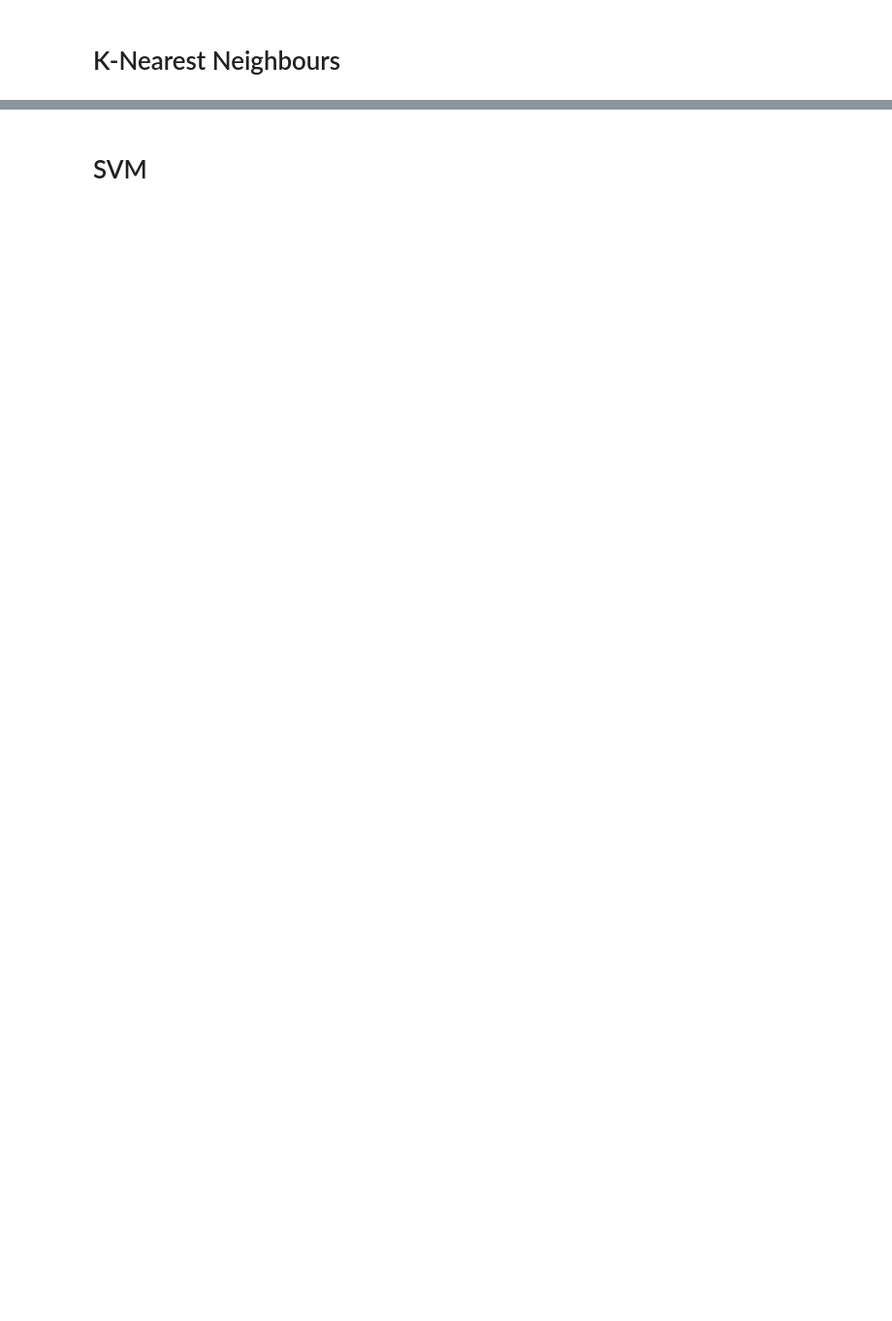
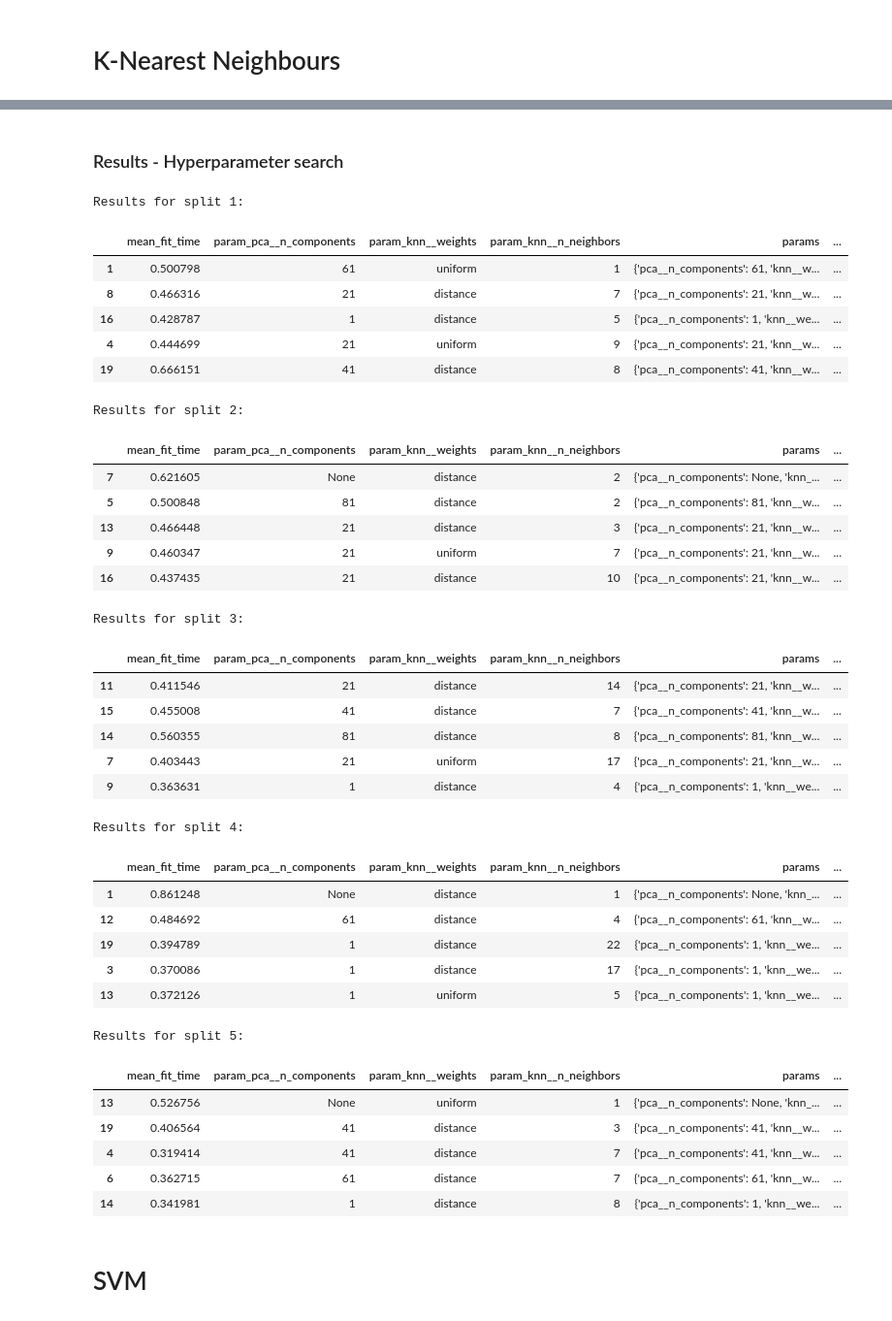
Before and after one commit to pienvangastel/tm10007_ml_group3, a Jupyter notebook: assignment_ordered.ipynb, the cells around one changed output, grey strips where cells are left out. Shown at 97% size. Saved outputs shown, nothing was run; the diff lists cells and outputs as text; code cells hidden in the pictures; blank space fills up the shorter version.

```diff
--- a/assignment_ordered.ipynb
+++ b/assignment_ordered.ipynb
@@ -340,16 +347,16 @@ for i, (train_index, test_index) in enumerate(rs.split(X, y)):
     # Pipeline
     pipe = Pipeline(steps=[('select', selector), ("nbayes", naive_bayes)])
 
-    # GridSearch
-
     # Random grid:
+    pca_components = [None] + list(np.arange(1, 101, 20))
     var_smoothing = np.logspace(0,-9, num=100)
     k_select = np.arange(2, 150)
 
     random_grid = {'nbayes__var_smoothing': var_smoothing,
+    #'pca__n_components': pca_components}
     'select__k': k_select}
 
-    search = RandomizedSearchCV(pipe, random_grid, cv=3, scoring = 'f1', verbose=2, n_iter= 20)
+    search = RandomizedSearchCV(pipe, random_grid, cv=3, scoring = 'f1', verbose=2, n_iter= 20, random_state=42)
     search.fit(X_train, y_train)
     best_clf = search.best_estimator_
     fitted_clf_list_nb.append(search)
@@ -392,11 +651,10 @@ for i, clf in enumerate(fitted_clf_list_nb):
 # Aantal splits
 N_SPLITS = 5
 
-# Kijken of stratified shuffle een betere stabiliteit geeft
-rs = StratifiedShuffleSplit(n_splits=N_SPLITS, test_size=.3) ## moeten voordat we hem inleveren nog random state toevoegen!
+rs = StratifiedShuffleSplit(n_splits=N_SPLITS, test_size=.3, random_state=42)
 
-scores = {'f1': [], 'accuracy': []}    ## Wat is een andere score die wat meer zegt dan accuracy? Of alleen F1?
-fitted_clf_list = []
+scores_knn = {'f1': [], 'accuracy': [], 'AUC': []}
+fitted_clf_list_knn = []
 
 fig, axs = plt.subplots(N_SPLITS, figsize=(10, 10))
 
@@ -415,29 +673,30 @@ for i, (train_index, test_index) in enumerate(rs.split(X, y)):
     selector = SelectKBest()
 
     # Pipeline
-    # Extra stap in de pipeline is nu de selector, PCA is uit de pipeline
     pipe = Pipeline(steps=[('select', selector), ("knn", knn)])
 
-    # GridSearch
-
     # Random grid:
+    pca_components = [None] + list(np.arange(1, 101, 20))
     k_range = list(range(1, 31))
     weights = ['uniform', 'distance']
-    k_select = np.arange(2, 150) # Kijken wat de bovengrens van select moet worden
+    k_select = np.arange(2, 150)
 
     random_grid = {'knn__n_neighbors': k_range,
     'knn__weights': weights,
+    #'pca__n_components': pca_components}
     'select__k': k_select}
 
     # Hoeveel iteraties willen we?
-    search = RandomizedSearchCV(pipe, random_grid, cv=3, scoring = 'f1', verbose=2, n_iter=20)
+    search = RandomizedSearchCV(pipe, random_grid, cv=3, scoring = 'f1', verbose=2, n_iter=20, random_state=42)
     search.fit(X_train, y_train)
     best_clf = search.best_estimator_
-    fitted_clf_list.append(search)
+    fitted_clf_list_knn.append(search)
 
+    # evaluation
     y_pred = best_clf.predict(X_test)
-    scores['f1'] += [f1_score(y_test, y_pred)]
-    scores['accuracy'] += [accuracy_score(y_test, y_pred)]
+    scores_knn['f1'] += [f1_score(y_test, y_pred)]
+    scores_knn['accuracy'] += [accuracy_score(y_test, y_pred)]
+    scores_knn['AUC'] += [roc_auc_score(y_test, y_pred)]
 
     plot_learning_curve(best_clf, X_train, y_train, axs[i]) # eventueel testen met groot aantal neighbors
     fig.suptitle(f'Learning curve for {str(type(best_clf[-1])).split(".")[-1][:-2]}')
@@ -445,9 +932,50 @@ plt.show()
+# %% [markdown]
+### Results - Hyperparameter search
 # %%
-for i, clf in enumerate(fitted_clf_list):
+import pandas as pd
+for i, clf in enumerate(fitted_clf_list_knn):
     print(f'Results for split {i+1}:')
     param_df = pd.DataFrame(clf.cv_results_)
 
+    # columns to drop from dataframe:
+    param_df = param_df.drop(['std_fit_time', 'mean_score_time', 'std_score_time'], axis=1)
     cols = [c for c in param_df.columns if c.lower()[:5] != 'split']
 
     param_df = param_df[cols].sort_values(by='rank_test_score')
-    display(param_df)
+    display(param_df.head(5))
+# %% [output]
+Results for split 1:
+|  | mean_fit_time | param_pca__n_components | param_knn__weights | param_knn__n_neighbors | params | ... |
+| 1 | 0.500798 | 61 | uniform | 1 | {'pca__n_components': 61, 'knn__w... | ... |
+| 8 | 0.466316 | 21 | distance | 7 | {'pca__n_components': 21, 'knn__w... | ... |
+| 16 | 0.428787 | 1 | distance | 5 | {'pca__n_components': 1, 'knn__we... | ... |
+| 4 | 0.444699 | 21 | uniform | 9 | {'pca__n_components': 21, 'knn__w... | ... |
+| 19 | 0.666151 | 41 | distance | 8 | {'pca__n_components': 41, 'knn__w... | ... |
+Results for split 2:
+|  | mean_fit_time | param_pca__n_components | param_knn__weights | param_knn__n_neighbors | params | ... |
+| 7 | 0.621605 | None | distance | 2 | {'pca__n_components': None, 'knn_... | ... |
+| 5 | 0.500848 | 81 | distance | 2 | {'pca__n_components': 81, 'knn__w... | ... |
+| 13 | 0.466448 | 21 | distance | 3 | {'pca__n_components': 21, 'knn__w... | ... |
+| 9 | 0.460347 | 21 | uniform | 7 | {'pca__n_components': 21, 'knn__w... | ... |
+| 16 | 0.437435 | 21 | distance | 10 | {'pca__n_components': 21, 'knn__w... | ... |
+Results for split 3:
+|  | mean_fit_time | param_pca__n_components | param_knn__weights | param_knn__n_neighbors | params | ... |
+| 11 | 0.411546 | 21 | distance | 14 | {'pca__n_components': 21, 'knn__w... | ... |
+| 15 | 0.455008 | 41 | distance | 7 | {'pca__n_components': 41, 'knn__w... | ... |
+| 14 | 0.560355 | 81 | distance | 8 | {'pca__n_components': 81, 'knn__w... | ... |
+| 7 | 0.403443 | 21 | uniform | 17 | {'pca__n_components': 21, 'knn__w... | ... |
+| 9 | 0.363631 | 1 | distance | 4 | {'pca__n_components': 1, 'knn__we... | ... |
+Results for split 4:
+|  | mean_fit_time | param_pca__n_components | param_knn__weights | param_knn__n_neighbors | params | ... |
+| 1 | 0.861248 | None | distance | 1 | {'pca__n_components': None, 'knn_... | ... |
+| 12 | 0.484692 | 61 | distance | 4 | {'pca__n_components': 61, 'knn__w... | ... |
+| 19 | 0.394789 | 1 | distance | 22 | {'pca__n_components': 1, 'knn__we... | ... |
+| 3 | 0.370086 | 1 | distance | 17 | {'pca__n_components': 1, 'knn__we... | ... |
+| 13 | 0.372126 | 1 | uniform | 5 | {'pca__n_components': 1, 'knn__we... | ... |
+Results for split 5:
+|  | mean_fit_time | param_pca__n_components | param_knn__weights | param_knn__n_neighbors | params | ... |
+| 13 | 0.526756 | None | uniform | 1 | {'pca__n_components': None, 'knn_... | ... |
+| 19 | 0.406564 | 41 | distance | 3 | {'pca__n_components': 41, 'knn__w... | ... |
+| 4 | 0.319414 | 41 | distance | 7 | {'pca__n_components': 41, 'knn__w... | ... |
+| 6 | 0.362715 | 61 | distance | 7 | {'pca__n_components': 61, 'knn__w... | ... |
+| 14 | 0.341981 | 1 | distance | 8 | {'pca__n_components': 1, 'knn__we... | ... |
```
Also changed, not shown: parts of 28 cells of this notebook.
